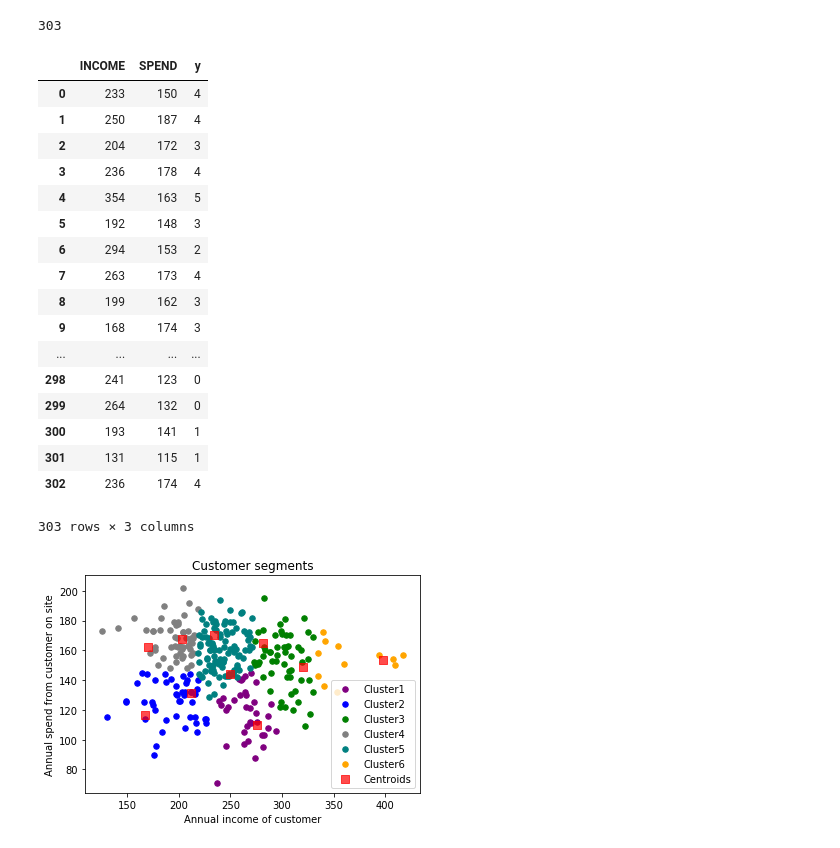
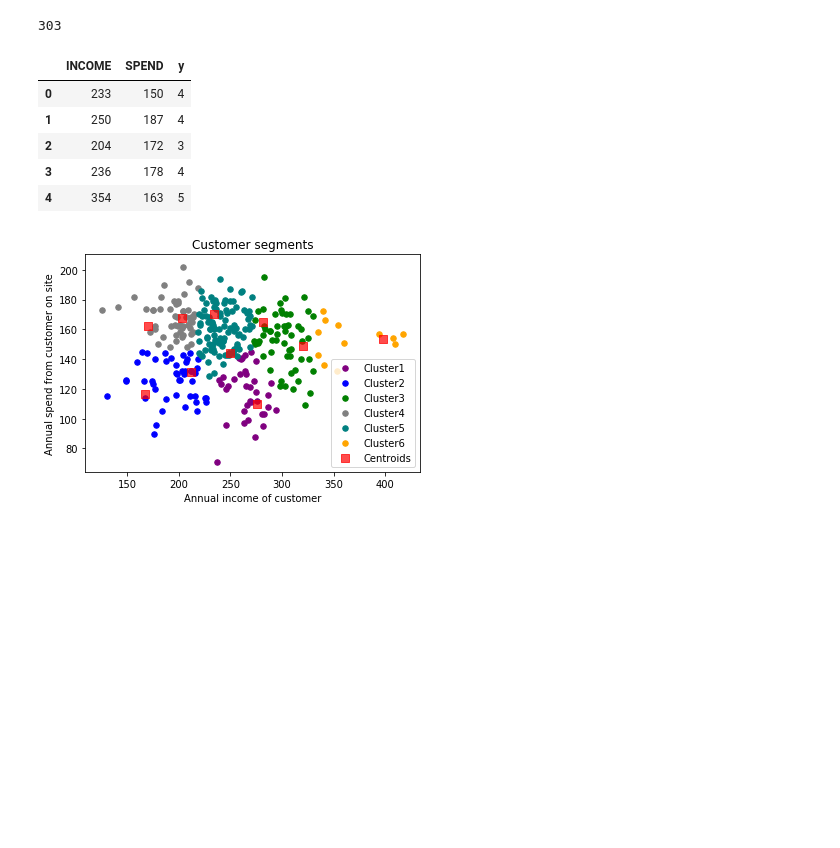
Before and after one commit to shreyamk/Customer_Segmentation, a Jupyter notebook: customer_segmentation.ipynb, the cells around one changed output. Cells and saved outputs as stored; diff of their text form; code cells hidden in the pictures; blank space fills up the shorter version.

```diff
--- a/customer_segmentation.ipynb
+++ b/customer_segmentation.ipynb
@@ -73,39 +73,27 @@ len(y_means)
 # %%
 # Creating a new dataframe with INCOME, SPEND (X) and y_means (Y)
 
 type(y_means)
 type(cust)
 # y_means is an array, cust is a dataframe.
 
 # Converting y_means to a dataframe
 y = pd.DataFrame(data=y_means, index=range(0,303))
 # During conversion, column name is 0. Let's change it to a meaningful name 'y'.
 y.rename(columns={0:'y'}, inplace=True)
 y
 
 df=cust.join(y)
-df
+df.head()
 
 # Now our X values are in the first two columns, and y values (predicted cluster) are in the third column.
 # %% [output]
 |  | INCOME | SPEND | y |
 | 0 | 233 | 150 | 4 |
 | 1 | 250 | 187 | 4 |
 | 2 | 204 | 172 | 3 |
 | 3 | 236 | 178 | 4 |
 | 4 | 354 | 163 | 5 |
-| 5 | 192 | 148 | 3 |
-| 6 | 294 | 153 | 2 |
-| 7 | 263 | 173 | 4 |
-| 8 | 199 | 162 | 3 |
-| 9 | 168 | 174 | 3 |
-| ... | ... | ... | ... |
-| 298 | 241 | 123 | 0 |
-| 299 | 264 | 132 | 0 |
-| 300 | 193 | 141 | 1 |
-| 301 | 131 | 115 | 1 |
-| 302 | 236 | 174 | 4 |
-303 rows × 3 columns
 # %%
 # Visualizing of clusters
 
```
